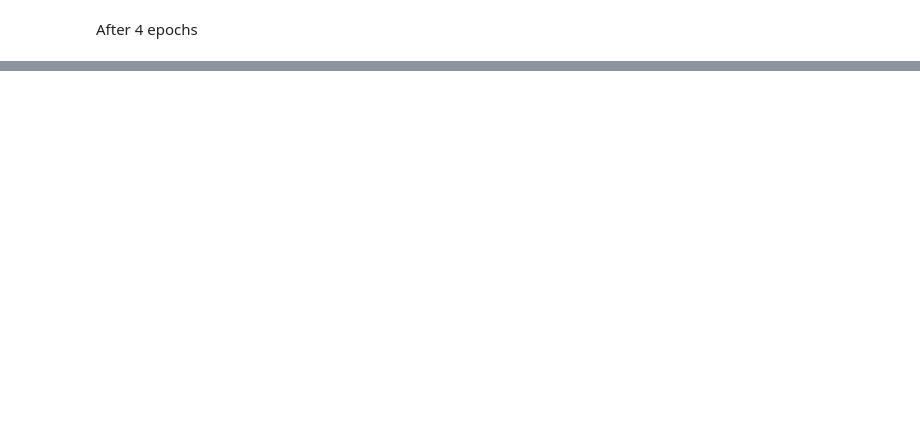
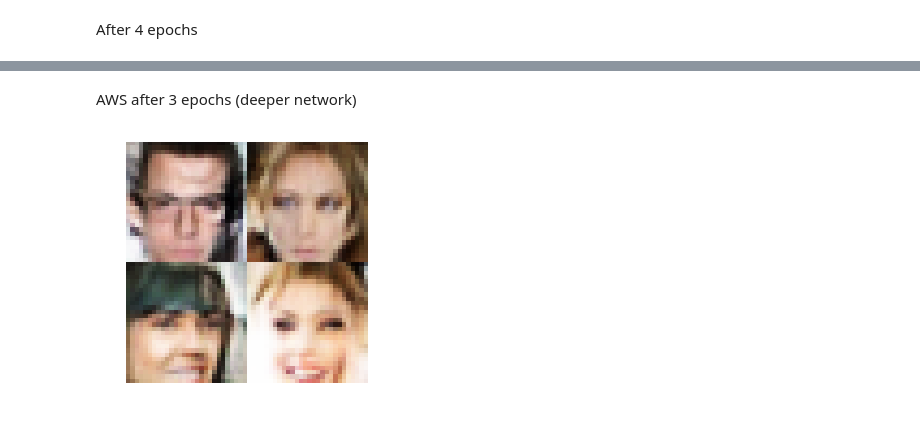
Before and after one commit to O1SA/face-generation, a Jupyter notebook: Face GAN Results.ipynb, the cells around one changed output, grey strips where cells are left out. Drawn from its saved outputs; the diff is of its cells as text; code cells hidden in the pictures; blank space fills up the shorter version.

```diff
--- a/Face GAN Results.ipynb
+++ b/Face GAN Results.ipynb
@@ -38,0 +39,7 @@ display(samples)
+# %% [markdown]
+AWS after 3 epochs (deeper network)
+# %%
+samples = n.inference(5, 'output/aws_face/face_gan.ckpt')
+display(samples)
+# %% [output]
+[figure, added]
```
Also changed, not shown: parts of 3 cells of this notebook, 4 other files.
